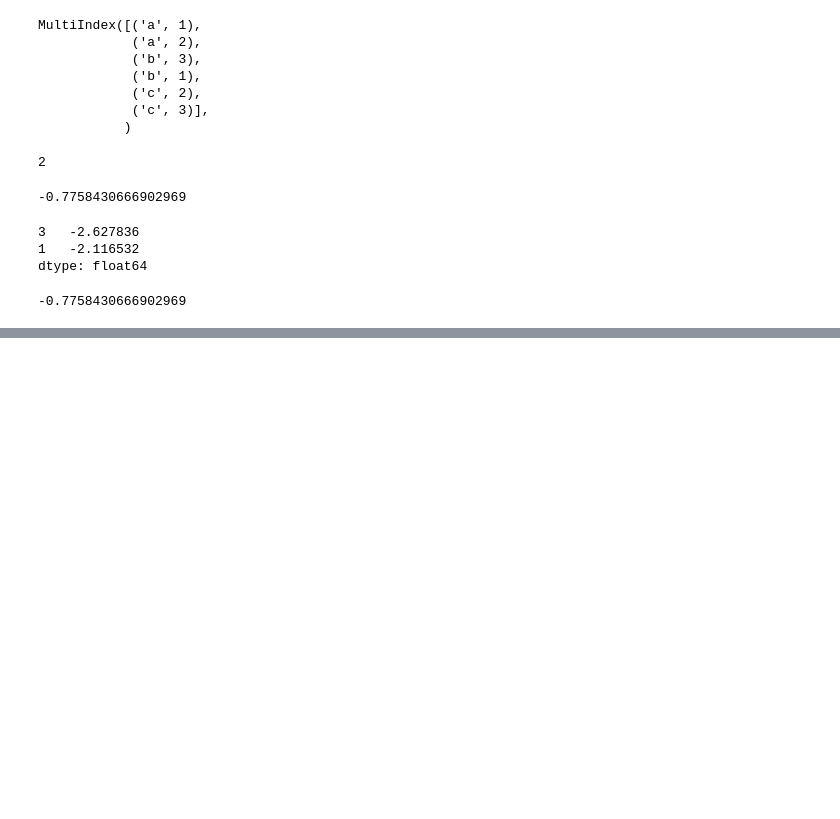
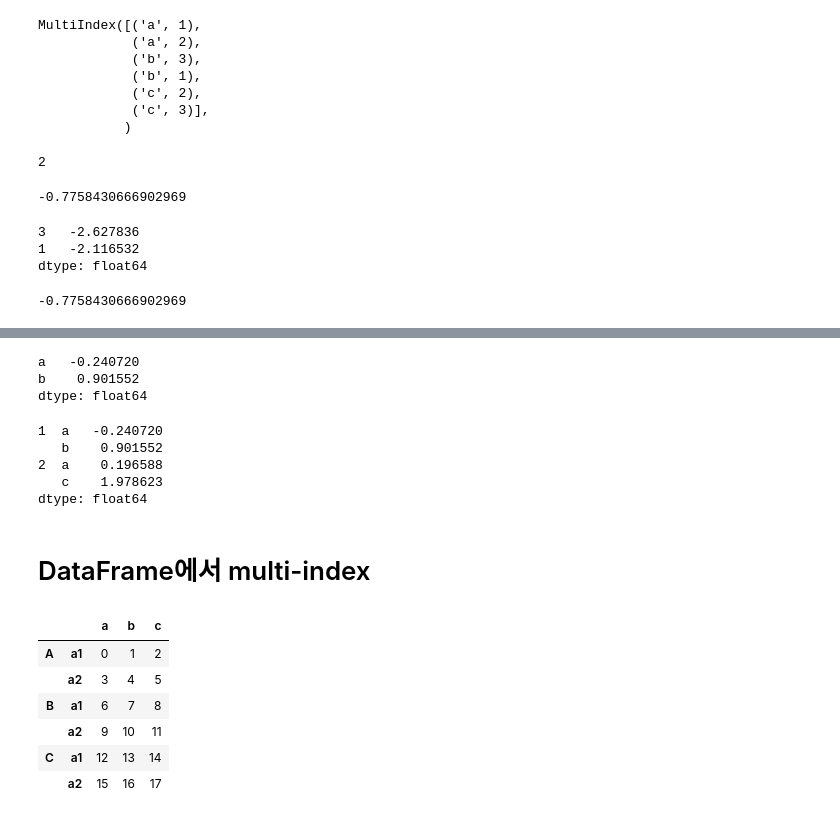
Before and after one commit to JakeOh/202007_itw_bd18, a Jupyter notebook: lab_python/python55_multi_index.ipynb, the cells around one changed output, grey strips where cells are left out. Saved outputs shown, nothing was run; the diff lists cells and outputs as text; code cells hidden in the pictures; blank space fills up the shorter version.

```diff
--- a/lab_python/python55_multi_index.ipynb
+++ b/lab_python/python55_multi_index.ipynb
@@ -75,0 +131,31 @@ s.loc[('a', 2)]
+# %%
+s.swaplevel().loc[1]
+# %% [output]
+a   -0.240720
+b    0.901552
+dtype: float64
+# %%
+s.swaplevel().sort_index().loc[1:2]
+# %% [output]
+1  a   -0.240720
+   b    0.901552
+2  a    0.196588
+   c    1.978623
+dtype: float64
+# %% [markdown]
+# DataFrame에서 multi-index
+# %%
+# row에 multi-index가 있는 경우
+df = pd.DataFrame(data=np.arange(18).reshape((6, 3)),
+                  columns=['a', 'b', 'c'],
+                  index=[['A', 'A', 'B', 'B', 'C', 'C'],
+                         ['a1', 'a2', 'a1', 'a2', 'a1', 'a2']])
+df
+# %% [output]
+|  |  | a | b | c |
+| A | a1 | 0 | 1 | 2 |
+|  | a2 | 3 | 4 | 5 |
+| B | a1 | 6 | 7 | 8 |
+|  | a2 | 9 | 10 | 11 |
+| C | a1 | 12 | 13 | 14 |
+|  | a2 | 15 | 16 | 17 |
```
Also changed, not shown: parts of 31 cells of this notebook.
